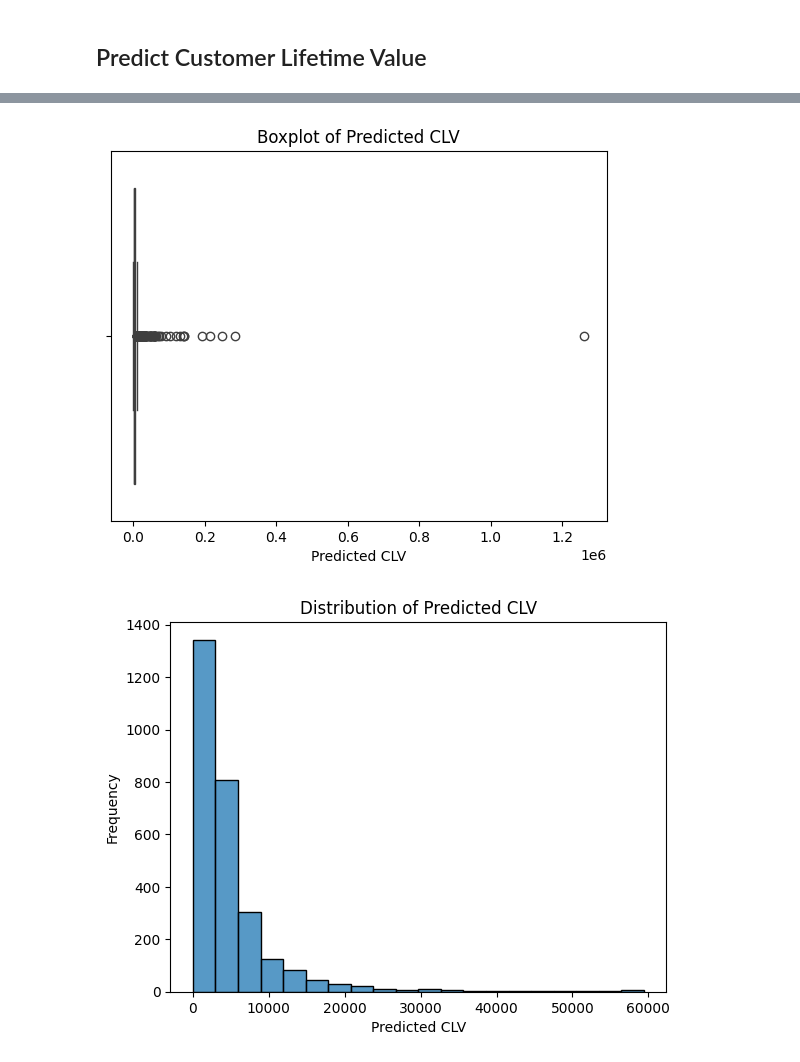
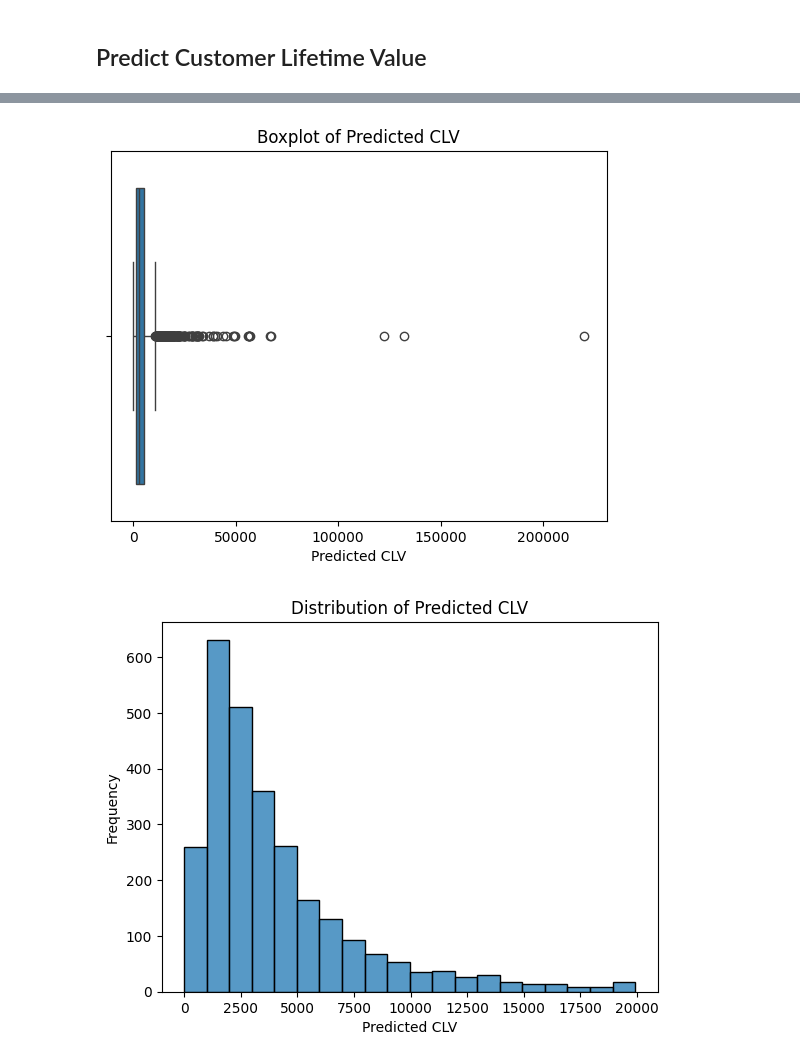
Before and after one commit to hwondo/EcommerceSales, a Jupyter notebook: notebooks/2c_clv_analysis.ipynb, the cells around one changed output, grey strips where cells are left out. Cells and saved outputs as stored; diff of their text form; code cells hidden in the pictures.

```diff
--- a/notebooks/2c_clv_analysis.ipynb
+++ b/notebooks/2c_clv_analysis.ipynb
@@ -109,6 +111,16 @@ We set the time unit to one week, which should provide our model with greater ro
 
 # Remove invalid customer IDs
 clv_df.dropna(subset=['CustomerID'], inplace=True)
+
+# Remove single purchase cancelled customers
+clv_df = clv_df[clv_df['frequency']>=0]
+
+# Remove wholesalers
+mv_cut = clv_df['monetary_value'].quantile(0.95)
+f_cut = clv_df['frequency'].quantile(0.95)
+
+wholesales = (clv_df['monetary_value'] > mv_cut) * (clv_df['frequency'] > f_cut)
+clv_df = clv_df[~wholesales]
 # %% [markdown]
 ### BG/NBD Model
 
@@ -202,7 +230,7 @@ print(bgf.summary)
 
 forecast_time = 30 # number of days to forecast into the future
 
-clv_df['expected_purchases'] = bgf.conditional_expected_number_of_purchases_up_to_time(
+clv_df[str(forecast_time)+'day_expected_purchase'] = bgf.conditional_expected_number_of_purchases_up_to_time(
     forecast_time,
     clv_df['frequency'],
     clv_df['recency'],
@@ -210,12 +238,12 @@ clv_df['expected_purchases'] = bgf.conditional_expected_number_of_purchases_up_t
 )
 
 # Probability customer will purchase in the forecasted range
-clv_df['prob_purchase'] = (
-    1 - np.exp(-clv_df['expected_purchases'])
+clv_df[str(forecast_time)+'day_prob_purchase'] = (
+    1 - np.exp(-clv_df[str(forecast_time)+'day_expected_purchase'])
 )
 
 # Predicted number of future purchases
-na_count = clv_df['expected_purchases'].isna().mean()
+na_count = clv_df[str(forecast_time)+'day_expected_purchase'].isna().mean()
 print("Proposition of NAs from fitting: " + str(na_count))
 # %% [output]
             coef  se(coef)  lower 95% bound  upper 95% bound
@@ -333,19 +361,19 @@ plt.title('Boxplot of Predicted CLV')
 plt.xlabel('Predicted CLV')
 plt.show()
 # %% [output]
-[figure, old version]
+[figure, new version]
 # %%
 
 # Check distribution of predicted CLV
-mask = (clv_df['predicted_clv'] <= 60000) & (clv_df['predicted_clv'] >= 0)
+mask = (clv_df['predicted_clv'] <= 20000) & (clv_df['predicted_clv'] >= 0)
 
 sns.histplot(clv_df[mask]['predicted_clv'], bins=20)
 plt.title('Distribution of Predicted CLV')
 plt.xlabel('Predicted CLV')
 plt.ylabel('Frequency')
 plt.show()
 # %% [output]
-[figure, old version]
+[figure, new version]
 # %%
 # Clip negative CLV values to 0
 clv_df['predicted_clv'] = clv_df['predicted_clv'].clip(lower=0)
```
Also changed, not shown: parts of 15 cells of this notebook, 18 other files.
